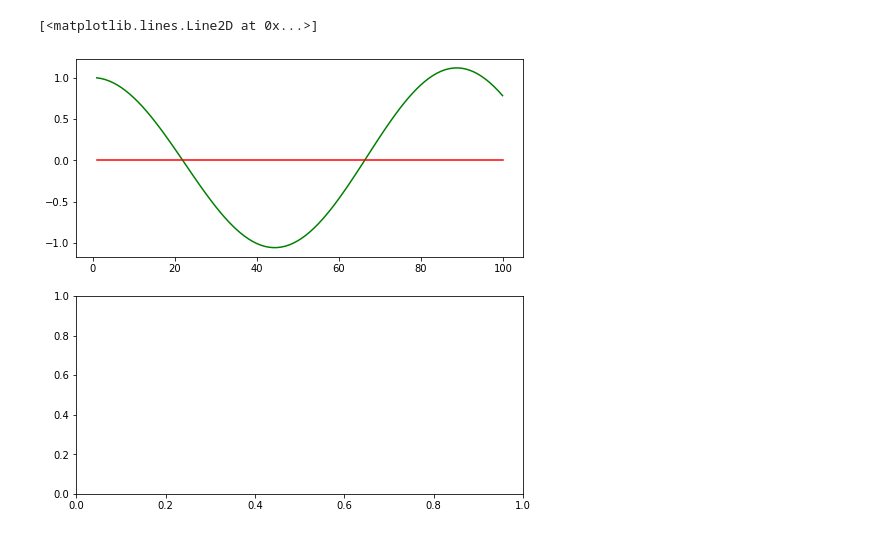
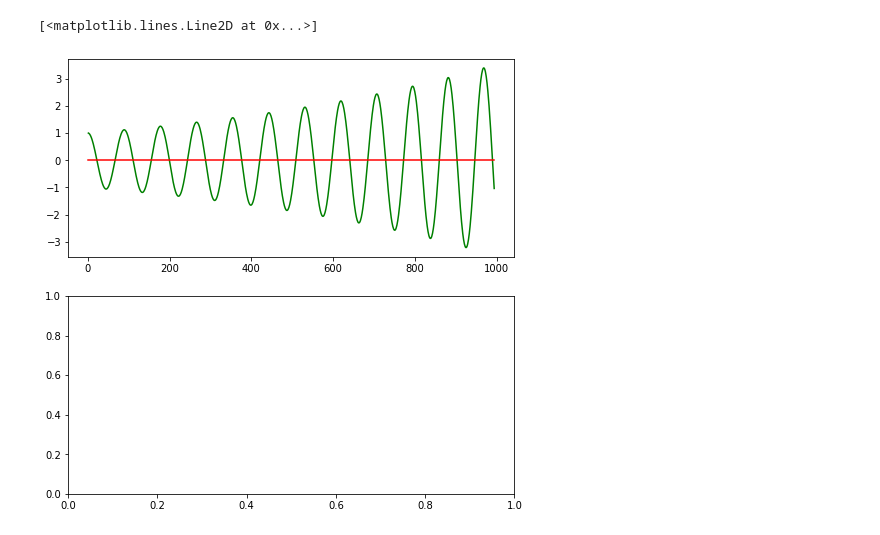
Before and after one commit to archie1983/CS373_AI_for_robotics_Udacity, a Jupyter notebook: Lesson5-Robot_Motion_Control/quizzes/PID-Control.ipynb, the cells around one changed output. Cells and saved outputs as stored; diff of their text form; code cells hidden in the pictures.

Commit message:
It is obvious that P-controller alone is not enough as the trajectory will oscillate.

```diff
--- a/Lesson5-Robot_Motion_Control/quizzes/PID-Control.ipynb
+++ b/Lesson5-Robot_Motion_Control/quizzes/PID-Control.ipynb
@@ -105,41 +105,32 @@ robot = Robot()
 robot.set(0.0, 1.0, 0.0)
 
 def run(robot, tau, n=100, speed=1.0):
     x_trajectory = []
     y_trajectory = []
     # TODO: your code here
 
     # AE: Do the requested n motion steps
     for i in range(n):
         # AE: In this case cross-track-error equals to y, because we want to keep the robot on the x axis at y = 0.
         cte = robot.y
         angle = -1.0 * tau * cte
         robot.move(angle, 1.0) # AE: move by 1 unit in the updated direction.
-
-        x_trajectory.append(robot.x)
-        y_trajectory.append(robot.y)
-        #print(robot)
-
-        # AE: In this case cross-track-error equals to y, because we want to keep the robot on the x axis at y = 0.
-        cte = robot.y
-        angle = -1.0 * tau * cte
-        robot.move(angle, 1.0) # AE: move by 1 unit in the updated direction.
         #print(robot)
         x_trajectory.append(robot.x)
         y_trajectory.append(robot.y)
 
     return x_trajectory, y_trajectory
 
-x_trajectory, y_trajectory = run(robot, 0.1)
+x_trajectory, y_trajectory = run(robot, 0.1, 1000)
 
 # n = 13 speed = 2 tau = 0.947451418831 Starting from (0, 1, 0)
 #x_trajectory, y_trajectory = run(robot, 0.947451418831, 13, 2.0)
 
 n = len(x_trajectory)
 
 fig, (ax1, ax2) = plt.subplots(2, 1, figsize=(8, 8))
 ax1.plot(x_trajectory, y_trajectory, 'g', label='P controller')
 ax1.plot(x_trajectory, np.zeros(n), 'r', label='reference')
 # %% [output]
 [<matplotlib.lines.Line2D at 0x...>]
-[figure, old version]
+[figure, new version]
```
